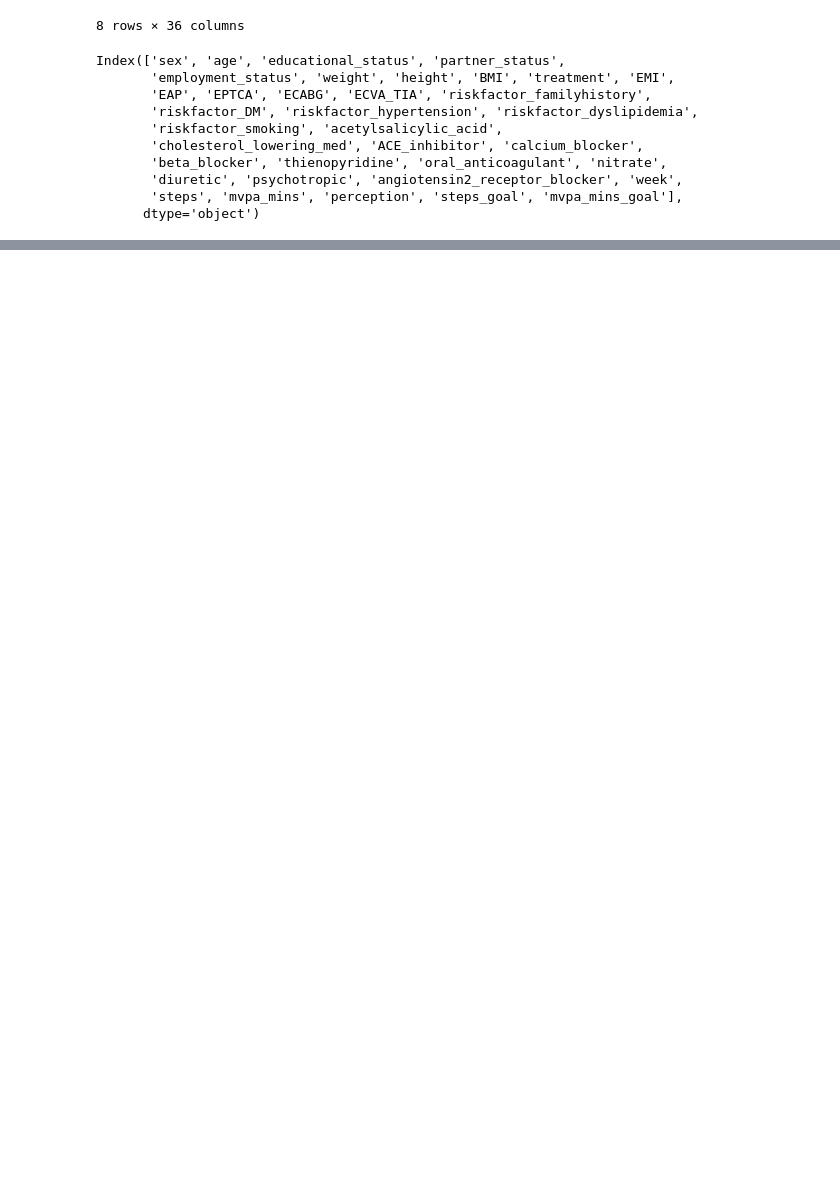
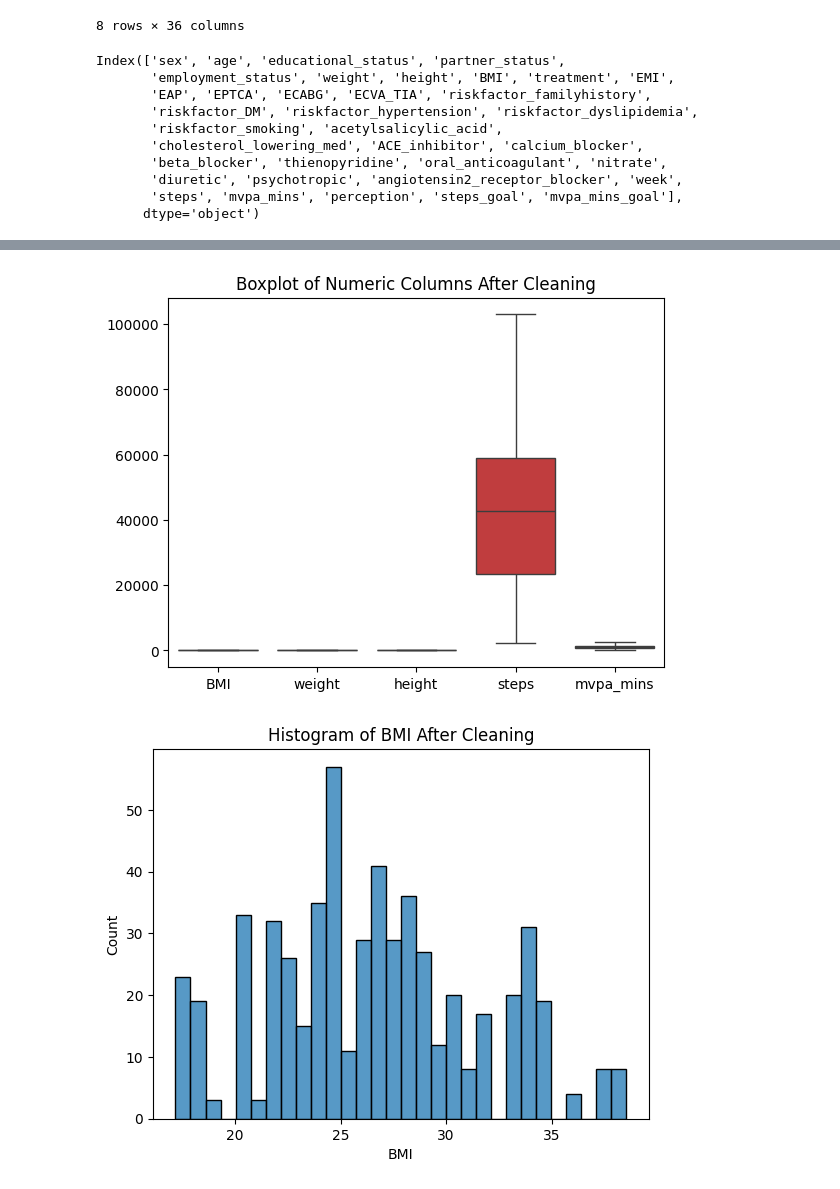
Before and after one commit to aliowx/activity-goal-prediction, a Jupyter notebook: notebook/test.ipynb, the cells around one changed output, grey strips where cells are left out. Drawn from its saved outputs; the diff is of its cells as text; code cells hidden in the pictures; blank space fills up the shorter version.

```diff
--- a/notebook/test.ipynb
+++ b/notebook/test.ipynb
@@ -157,0 +214,3 @@ plt.show()
+# %%
+for col in numeric_columns:
+    df[col] = df[col].fillna(df[col].median())
@@ -157,0 +219,3 @@ plt.show()
+# %%
+for col in categorical_columns:
+    df[col] = df[col].fillna(df[col].mode()[0])
@@ -157,0 +253,3 @@ plt.show()
+# %%
+df_clean = pd.read_csv('../data/dataset_cleaned.csv')
+logger.info("read csv file clen data")
@@ -157,0 +265,8 @@ plt.show()
+# %%
+for col in numeric_columns + ['steps_goal', 'mvpa_mins_goal']:
+    Q1 = df_clean[col].quantile(0.25)
+    Q3 = df_clean[col].quantile(0.75)
+    IQR = Q3 - Q1
+    lower_bound = Q1 - 1.5 * IQR
+    upper_bound = Q3 + 1.5 * IQR
+    df_clean[col] = df_clean[col].clip(lower=lower_bound, upper=upper_bound)
@@ -157,0 +295,16 @@ plt.show()
+# %%
+import seaborn as sns
+import matplotlib.pyplot as plt
+
+# Boxplot
+sns.boxplot(data=df_clean[['BMI', 'weight', 'height', 'steps', 'mvpa_mins']])
+plt.title('Boxplot of Numeric Columns After Cleaning')
+plt.show()
+
+# BMI
+sns.histplot(df_clean['BMI'], bins=30)
+plt.title('Histogram of BMI After Cleaning')
+plt.show()
+# %% [output]
+[figure, added]
+[figure, added]
```
Also changed, not shown: parts of 23 cells of this notebook.
